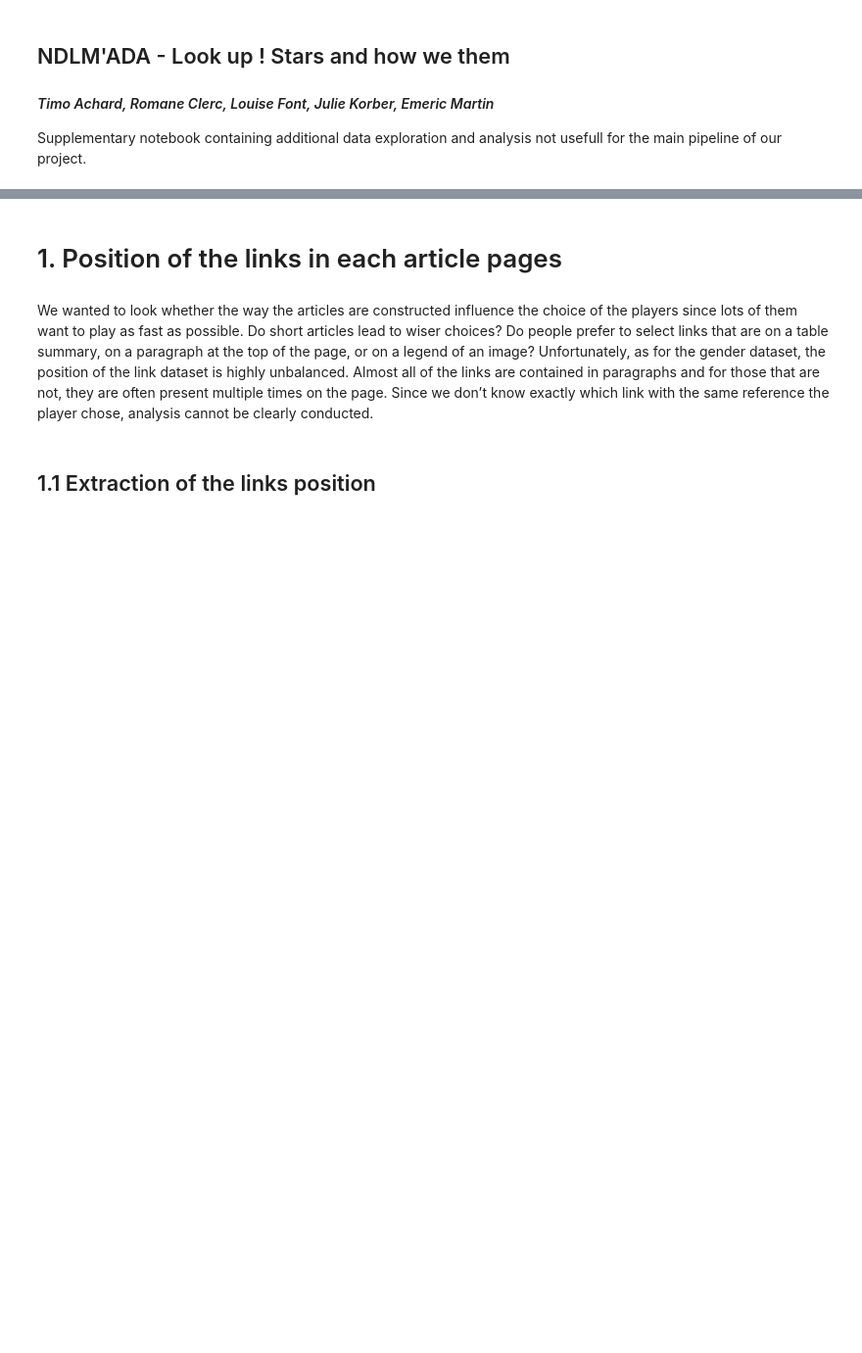
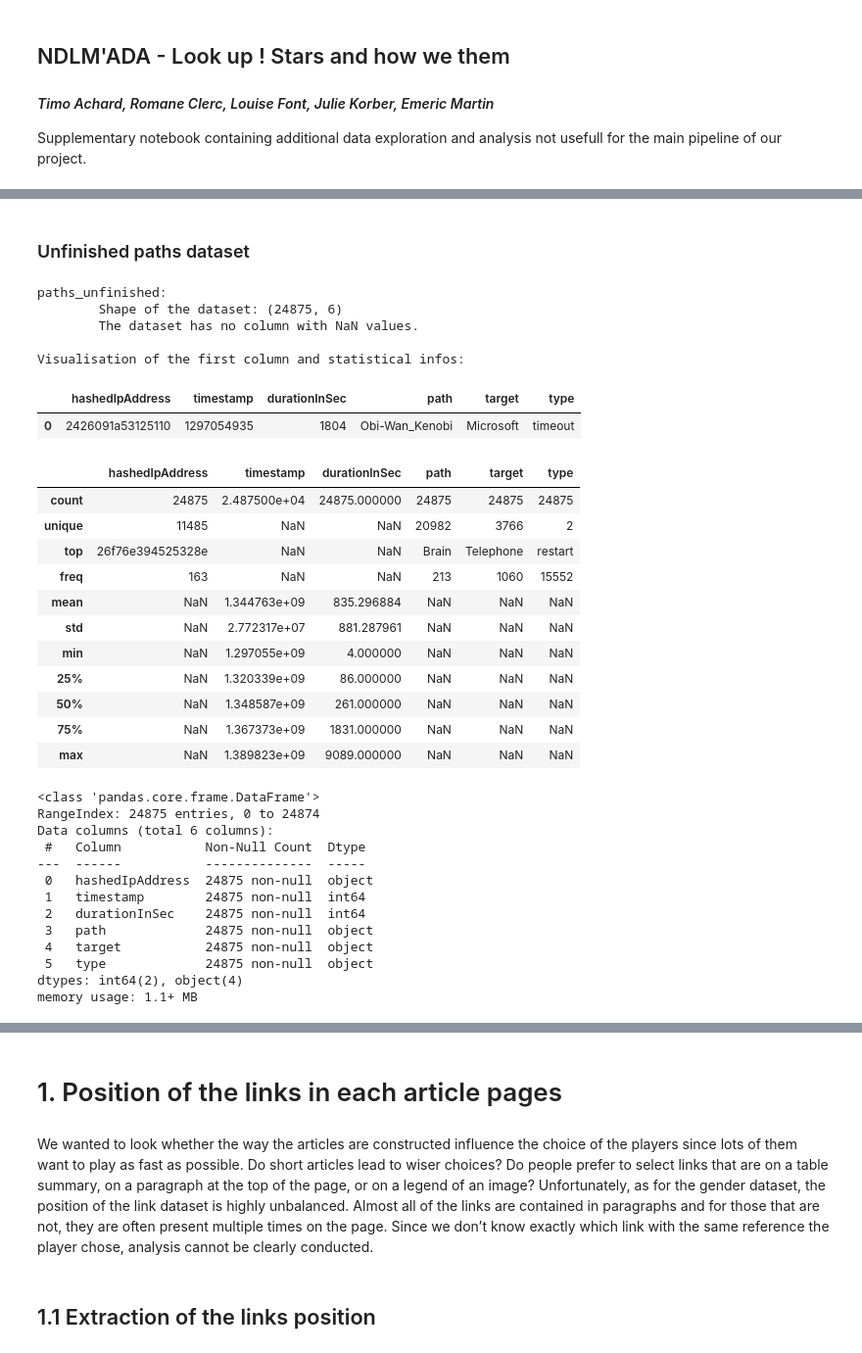
Before and after one commit to epfl-ada/ada-2023-project-ndlmada, a Jupyter notebook: supplementary_notebook.ipynb, the cells around one changed output, grey strips where cells are left out. Shown at 98% size. Drawn from its saved outputs; the diff is of its cells as text; code cells hidden in the pictures; blank space fills up the shorter version.

```diff
--- a/supplementary_notebook.ipynb
+++ b/supplementary_notebook.ipynb
@@ -32,0 +68,30 @@ Supplementary notebook containing additional data exploration and analysis not u
+# %%
+def dataset_info(dictionary, dataset_name):
+    """ Display main information about a specified dataset from the given dictionary.
+    params:
+        dictionnary: dict
+            A dictionary of dataframes.
+        dataset_name: str
+            The name of the dataframe to be accessed in the dictionary
+     """
+    # Print the dataset name we are working on
+    print('{}:'.format(dataset_name))
+
+    df = dictionary[dataset_name]
+    print('\tShape of the dataset: {}'.format(df.shape))
+
+
+     # Check for NaN values in each column
+    columns_with_nan = df.columns[df.isna().any()].tolist()
+
+    # Print the columns with NaN values if they exsit
+    if columns_with_nan == []:
+        print('\tThe dataset has no column with NaN values.\n')
+    else:
+        print('\tThe dataset has {} columns with NaN values: {}\n'.format(len(columns_with_nan), columns_with_nan))
+
+    # Provide statistical info
+    print('Visualisation of the first column and statistical infos:')
+    display(df.head(1))
+    display(df.describe(include='all'))
+    df.info()
@@ -32,0 +155,4 @@ Supplementary notebook containing additional data exploration and analysis not u
+# %%
+dfs = change_characters(dfs, 'paths_finished', 'path')
+dfs['paths_finished'] = dfs['paths_finished'].drop(['hashedIpAddress', 'rating'], axis = 1)
+display(dfs['paths_finished'])
@@ -32,0 +173,37 @@ Supplementary notebook containing additional data exploration and analysis not u
+# %% [markdown]
+### Unfinished paths dataset <a classe="anchor" id="subsection0_3_2"></a>
+# %%
+dataset_info(dfs, 'paths_unfinished')
+# %% [output]
+paths_unfinished:
+        Shape of the dataset: (24875, 6)
+        The dataset has no column with NaN values.
+
+Visualisation of the first column and statistical infos:
+|  | hashedIpAddress | timestamp | durationInSec | path | target | type |
+| 0 | 2426091a53125110 | 1297054935 | 1804 | Obi-Wan_Kenobi | Microsoft | timeout |
+|  | hashedIpAddress | timestamp | durationInSec | path | target | type |
+| count | 24875 | 2.487500e+04 | 24875.000000 | 24875 | 24875 | 24875 |
+| unique | 11485 | NaN | NaN | 20982 | 3766 | 2 |
+| top | 26f76e394525328e | NaN | NaN | Brain | Telephone | restart |
+| freq | 163 | NaN | NaN | 213 | 1060 | 15552 |
+| mean | NaN | 1.344763e+09 | 835.296884 | NaN | NaN | NaN |
+| std | NaN | 2.772317e+07 | 881.287961 | NaN | NaN | NaN |
+| min | NaN | 1.297055e+09 | 4.000000 | NaN | NaN | NaN |
+| 25% | NaN | 1.320339e+09 | 86.000000 | NaN | NaN | NaN |
+| 50% | NaN | 1.348587e+09 | 261.000000 | NaN | NaN | NaN |
+| 75% | NaN | 1.367373e+09 | 1831.000000 | NaN | NaN | NaN |
+| max | NaN | 1.389823e+09 | 9089.000000 | NaN | NaN | NaN |
+<class 'pandas.core.frame.DataFrame'>
+RangeIndex: 24875 entries, 0 to 24874
+Data columns (total 6 columns):
+ #   Column           Non-Null Count  Dtype
+---  ------           --------------  -----
+ 0   hashedIpAddress  24875 non-null  object
+ 1   timestamp        24875 non-null  int64
+ 2   durationInSec    24875 non-null  int64
+ 3   path             24875 non-null  object
+ 4   target           24875 non-null  object
+ 5   type             24875 non-null  object
+dtypes: int64(2), object(4)
+memory usage: 1.1+ MB
```
Also changed, not shown: parts of 28 cells of this notebook.
